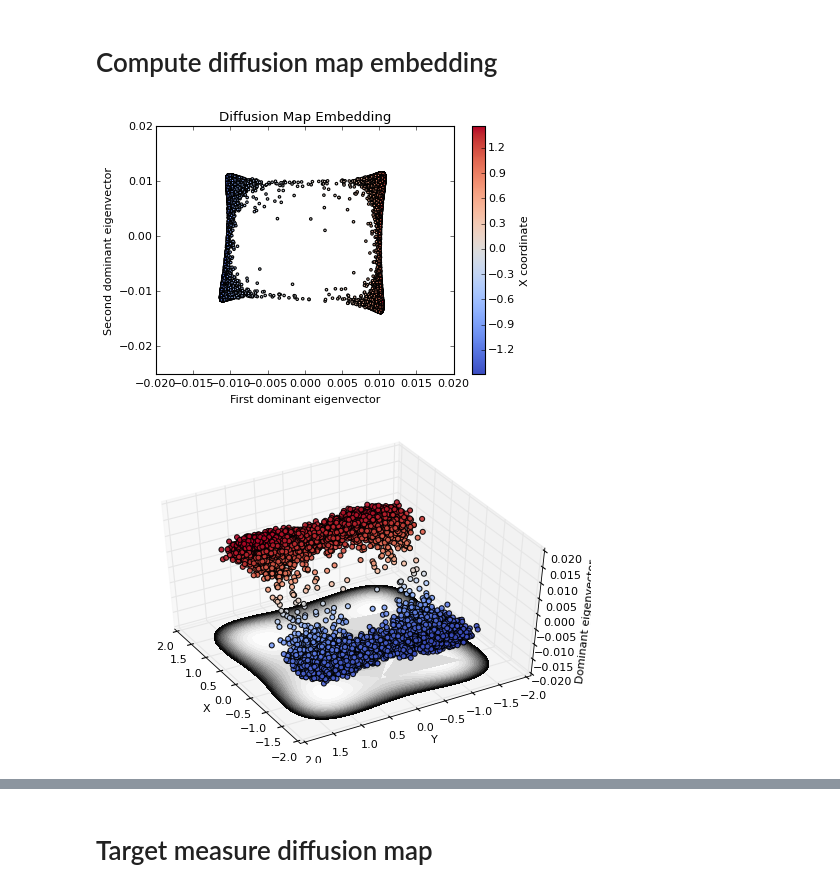
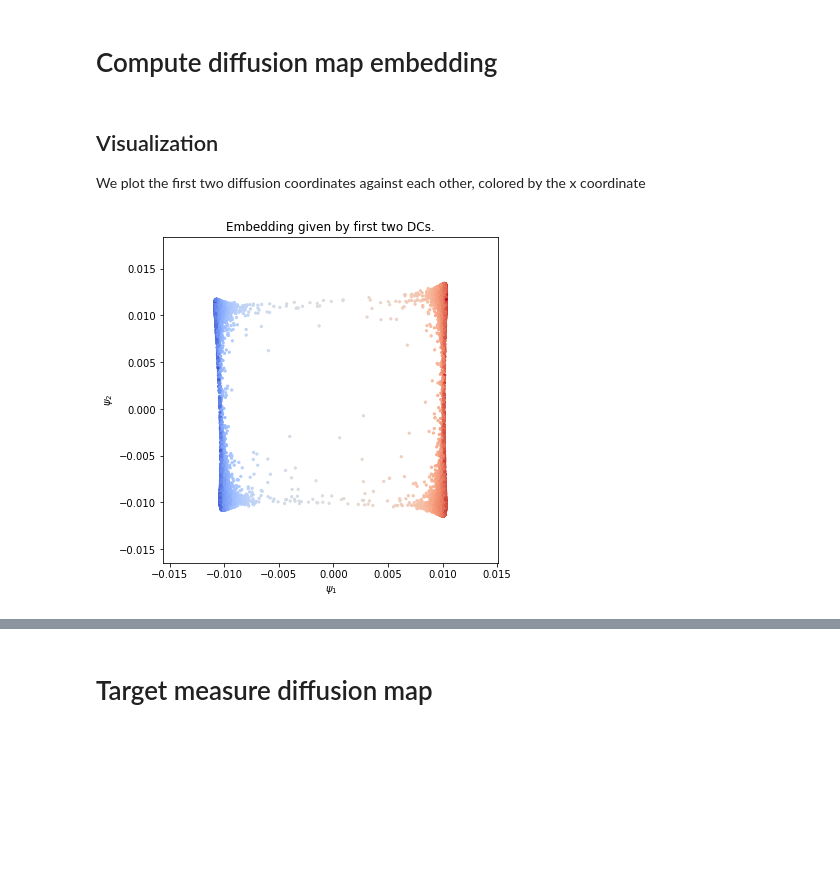
Before and after one commit to DiffusionMapsAcademics/pyDiffMap, a Jupyter notebook: examples/Four-Wells.ipynb, the cells around one changed output, grey strips where cells are left out. Cells and saved outputs as stored; diff of their text form; code cells hidden in the pictures; blank space fills up the shorter version.

```diff
--- a/examples/Four-Wells.ipynb
+++ b/examples/Four-Wells.ipynb
@@ -47,40 +50,28 @@ plt.show()
 # %% [markdown]
 # Compute diffusion map embedding
 # %%
-mydmap = dm.DiffusionMap(n_evecs = 2, choose_epsilon = .2, alpha = 0.5, k=200, metric='minkowski')
+mydmap = dm.DiffusionMap(n_evecs = 2, epsilon = .2, alpha = 0.5, k=400, metric='euclidean')
 dmap = mydmap.fit_transform(X)
+# %% [markdown]
+## Visualization
+
+We plot the first two diffusion coordinates against each other, colored by the x coordinate
+# %%
+from pydiffmap.visualization import embedding_plot
+
+embedding_plot(mydmap, scatter_kwargs = {'c': X[:,0], 's': 5, 'cmap': 'coolwarm'})
+
+plt.show()
+# %% [output]
+[figure, added]
 # %%
-from matplotlib import cm
-plt.scatter(dmap[:,0], dmap[:,1], c=X[:,0], s=5, cmap=cm.coolwarm)
+#from matplotlib import cm
+#plt.scatter(dmap[:,0], dmap[:,1], c=X[:,0], s=5, cmap=cm.coolwarm)
 
-clb=plt.colorbar()
-clb.set_label('X coordinate')
-plt.xlabel('First dominant eigenvector')
-plt.ylabel('Second dominant eigenvector')
-plt.title('Diffusion Map Embedding')
+#clb=plt.colorbar()
+#clb.set_label('X coordinate')
+#plt.xlabel('First dominant eigenvector')
+#plt.ylabel('Second dominant eigenvector')
+#plt.title('Diffusion Map Embedding')
 
-plt.show()
+#plt.show()
-# %% [output]
-[figure, removed]
-# %%
-
-
-fig = plt.figure()
-ax = Axes3D(fig)
-
-xx=np.meshgrid(X[:,0])
-yy=np.meshgrid(X[:,1])
-
-cset = ax.contourf(xe, ye, energyContours, levels=levels,offset=-0.02, cmap=cm.Greys)
-ax.scatter(X[:,0], X[:,1], dmap[:,0], c= dmap[:,0], alpha=0.90, edgecolors='none', s=20, depthshade=True,  cmap=cm.coolwarm)
-ax.view_init(elev=45., azim=150)
-ax.set_xlabel('X')
-ax.set_ylabel('Y')
-ax.set_zlabel('Dominant eigenvector')
-ax.set_xlim([-2,2])
-ax.set_ylim([-2,2])
-ax.set_zlim([-0.02,0.02])
-
-plt.show()
-# %% [output]
-[figure, removed]
```
Also changed, not shown: parts of 13 cells of this notebook, 8 other files.
